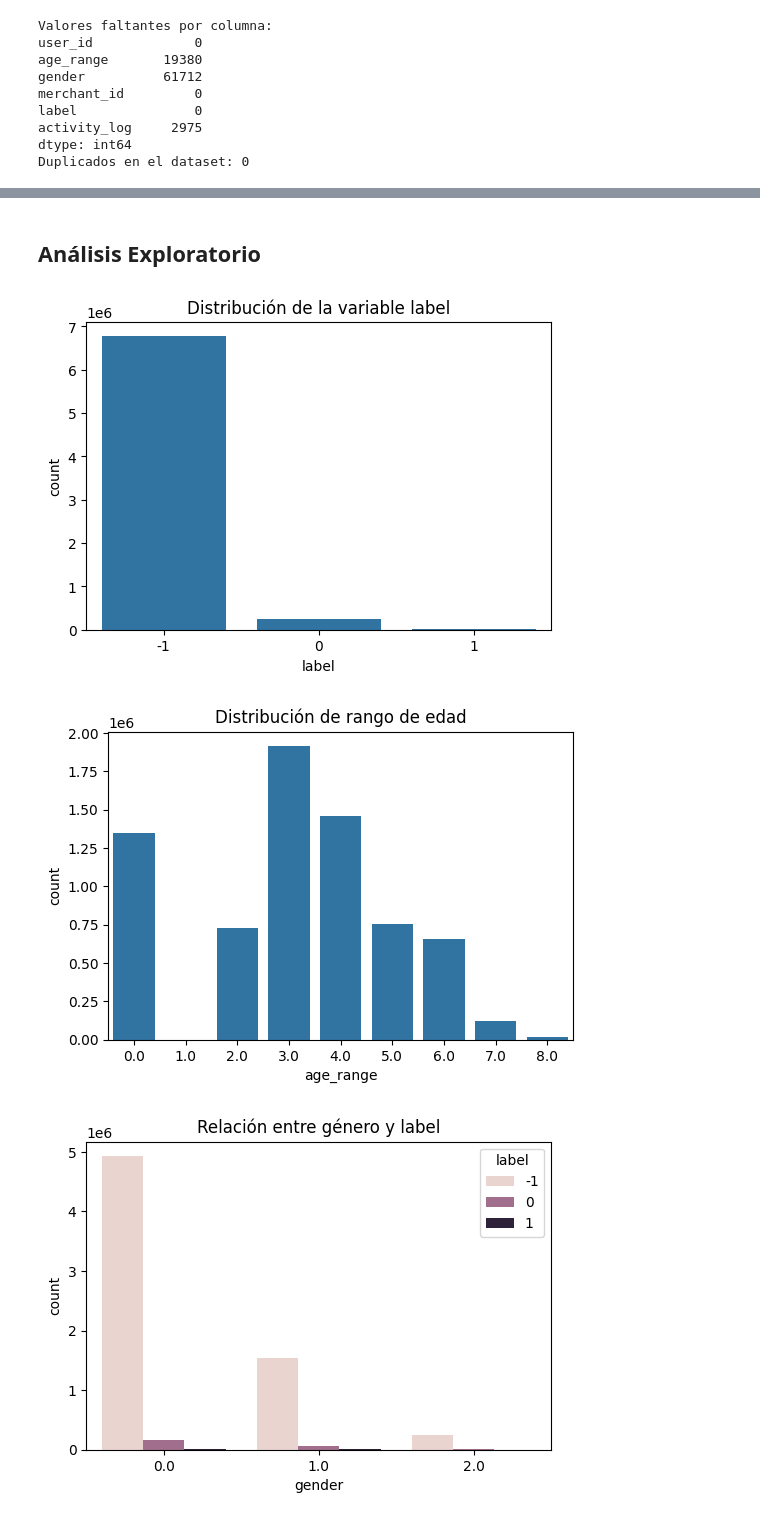
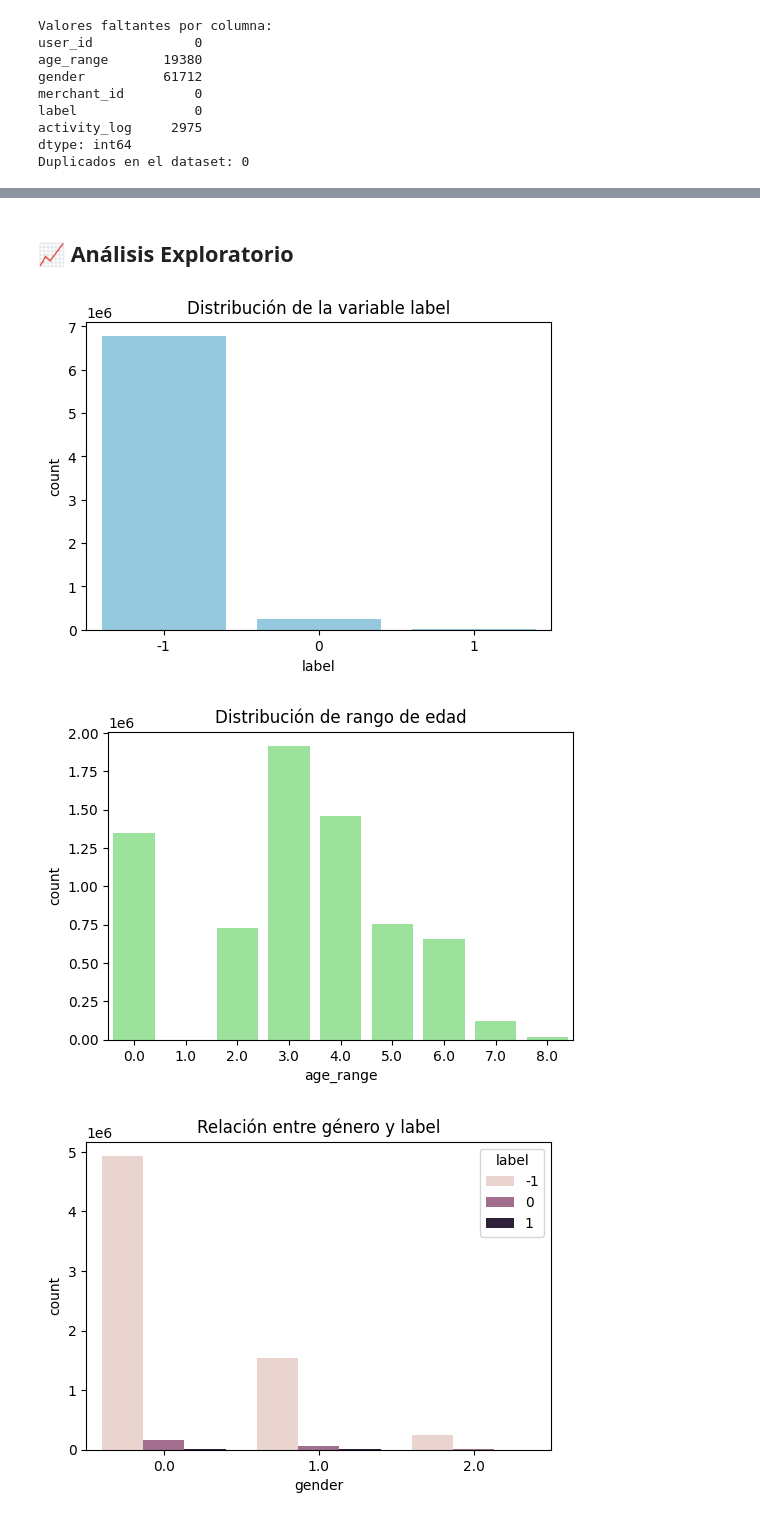
Before and after one commit to Dahernandezsilve/P2DataScience, a Jupyter notebook: Proyecto2.ipynb, the cells around one changed output, grey strips where cells are left out. Cells and saved outputs as stored; diff of their text form; code cells hidden in the pictures.

Commit message:
Data description

```diff
--- a/Proyecto2.ipynb
+++ b/Proyecto2.ipynb
@@ -224,23 +259,23 @@ Procesando filas de 7030000 a 7040000...
 # %%
 dataTrain_activity_clean.to_csv("data/train_cleaned_data.csv")
 # %% [markdown]
-## Análisis Exploratorio
+## 📈 Análisis Exploratorio
 # %%
 # Distribución de la variable label
 plt.figure(figsize=(6,4))
-sns.countplot(x='label', data=dataTrain)
+sns.countplot(x='label', data=dataTrain, color='skyblue')
 plt.title('Distribución de la variable label')
 plt.show()
 # %% [output]
-[figure, old version]
+[figure, new version]
 # %%
 # Distribución de la edad
 plt.figure(figsize=(6,4))
-sns.countplot(x='age_range', data=dataTrain)
+sns.countplot(x='age_range', data=dataTrain, color='lightgreen')
 plt.title('Distribución de rango de edad')
 plt.show()
 # %% [output]
-[figure, old version]
+[figure, new version]
 # %%
 # Relación entre género y label
 plt.figure(figsize=(6,4))
```
Also changed, not shown: parts of 2 cells of this notebook.
